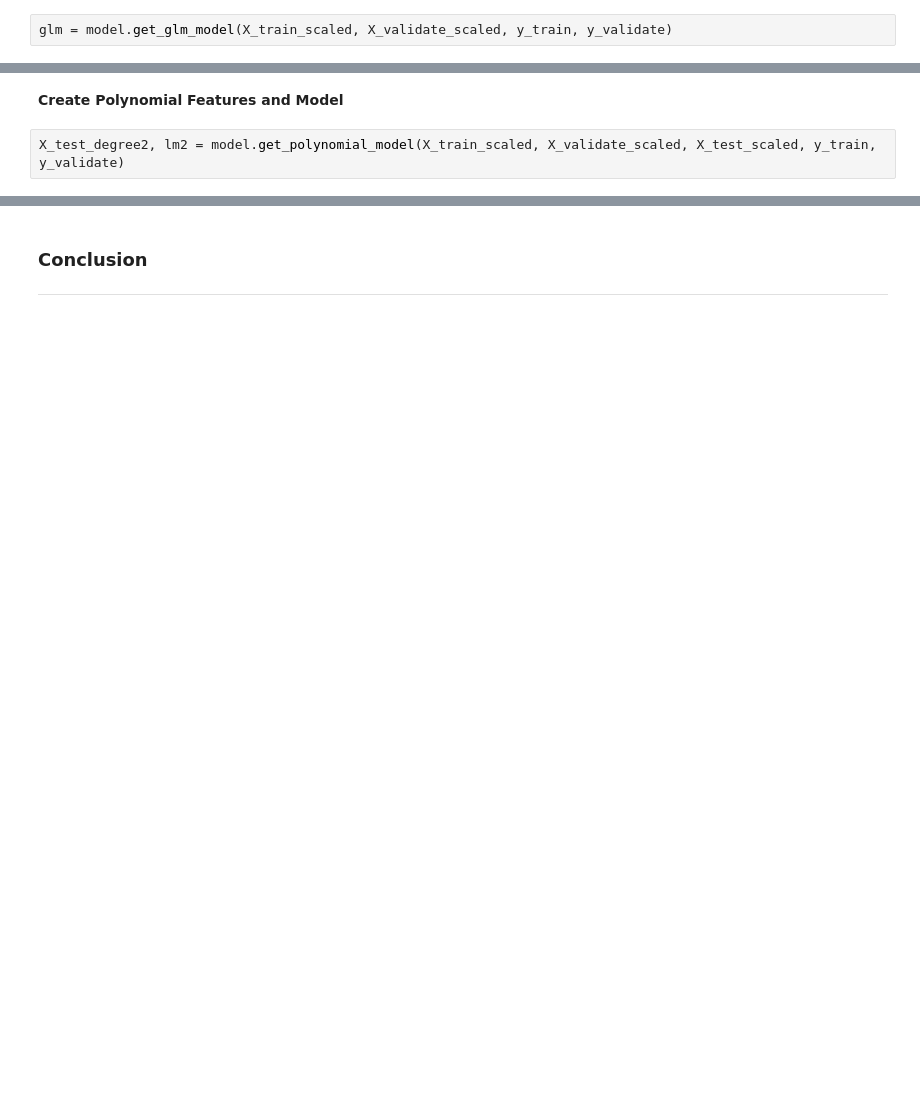
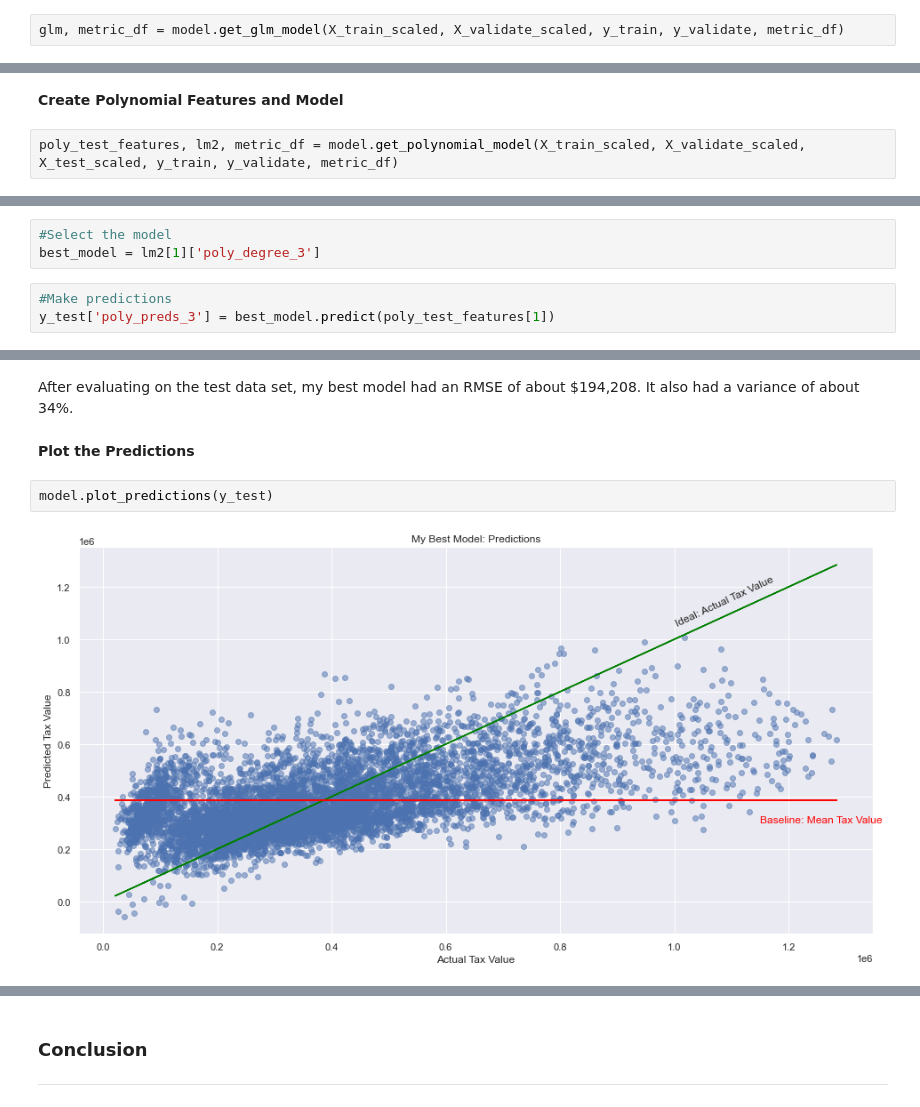
Before and after one commit to johnathon-smith/zillow_regression_project, a Jupyter notebook: final_report.ipynb, the cells around one changed output, grey strips where cells are left out. Saved outputs shown, nothing was run; the diff lists cells and outputs as text; blank space fills up the shorter version.

```diff
--- a/final_report.ipynb
+++ b/final_report.ipynb
@@ -341,5 +386,5 @@ Validate/Out-of-Sample:  233430.31
 # %% [markdown]
 __Create GLM, TweedieRegressor Model__
 # %%
-glm = model.get_glm_model(X_train_scaled, X_validate_scaled, y_train, y_validate)
+glm, metric_df = model.get_glm_model(X_train_scaled, X_validate_scaled, y_train, y_validate, metric_df)
 # %% [output]
@@ -349,5 +408,5 @@ Validate/Out-of-Sample:  240444.68
 # %% [markdown]
 __Create Polynomial Features and Model__
 # %%
-X_test_degree2, lm2 = model.get_polynomial_model(X_train_scaled, X_validate_scaled, X_test_scaled, y_train, y_validate)
+poly_test_features, lm2, metric_df = model.get_polynomial_model(X_train_scaled, X_validate_scaled, X_test_scaled, y_train, y_validate, metric_df)
 # %% [output]
@@ -362,0 +454,6 @@ I will wait to evaluate any model on the test set, until I am happy with my chos
+# %%
+#Select the model
+best_model = lm2[1]['poly_degree_3']
+# %%
+#Make predictions
+y_test['poly_preds_3'] = best_model.predict(poly_test_features[1])
@@ -362,0 +467,8 @@ I will wait to evaluate any model on the test set, until I am happy with my chos
+# %% [markdown]
+After evaluating on the test data set, my best model had an RMSE of about $194,208. It also had a variance of about 34%.
+# %% [markdown]
+__Plot the Predictions__
+# %%
+model.plot_predictions(y_test)
+# %% [output]
+[figure, added]
```
Also changed, not shown: parts of 47 cells of this notebook.
